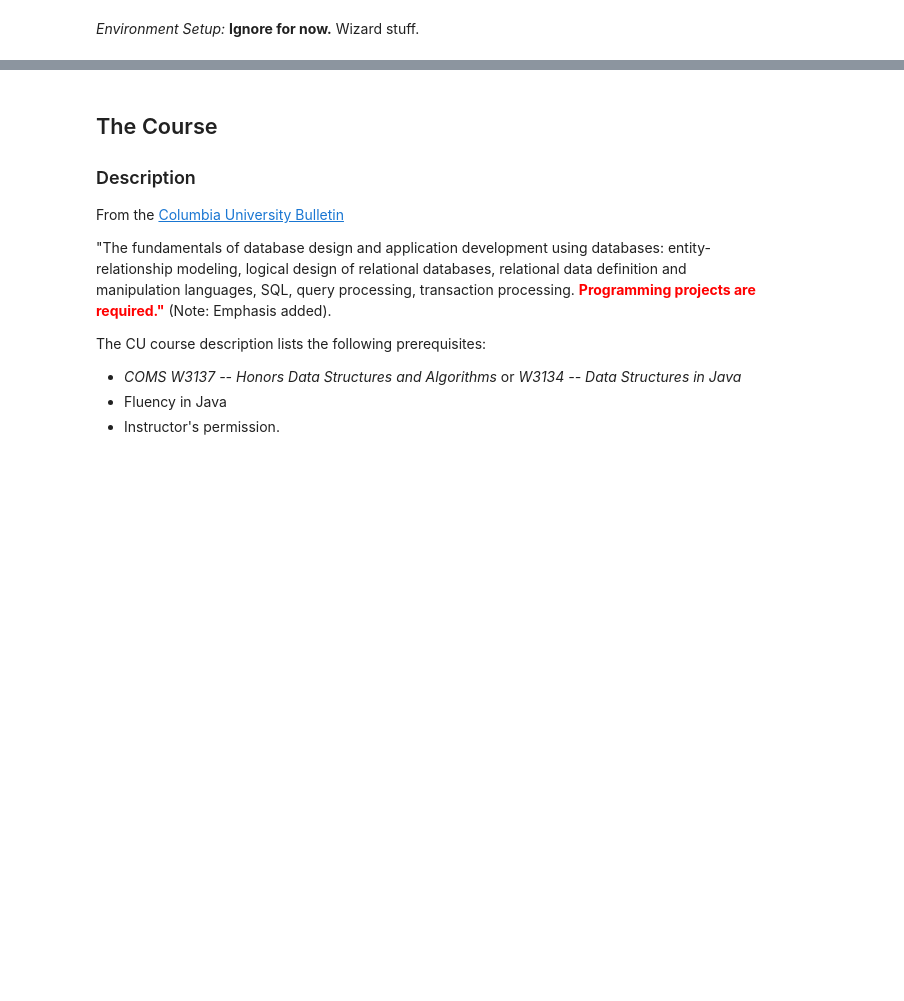
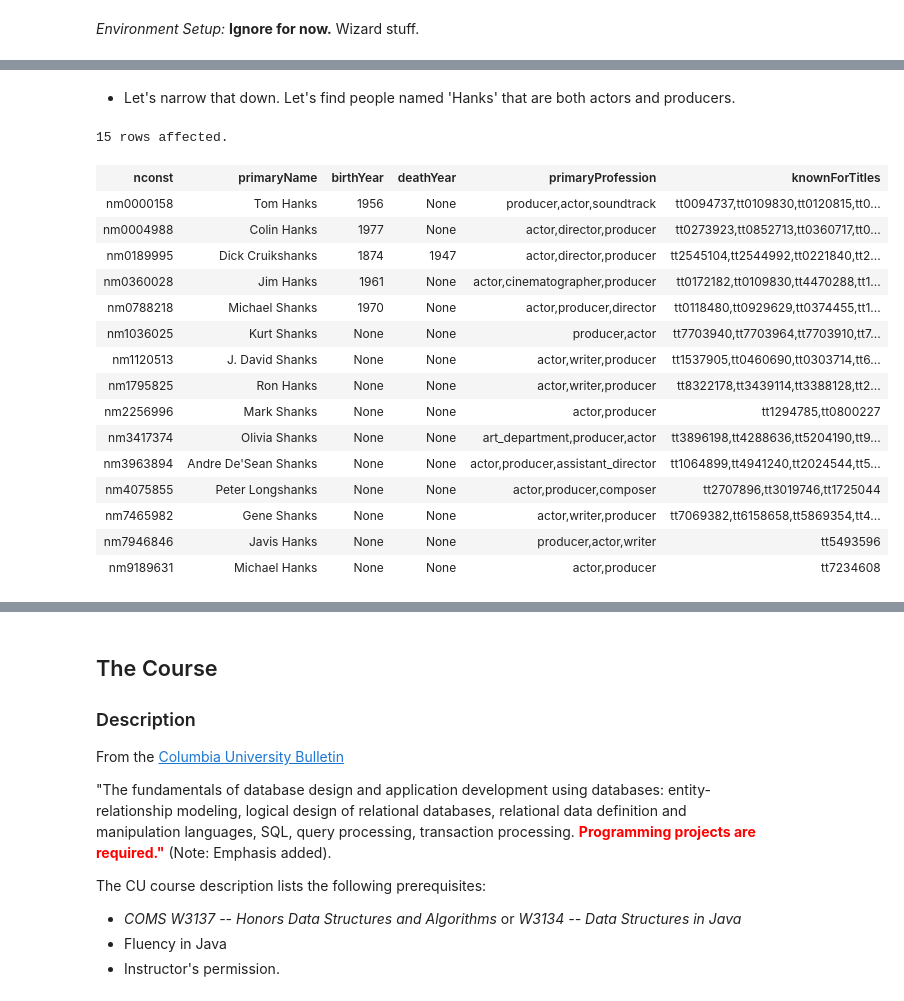
Before and after one commit to zyxdlsz/w4111-Databases, a Jupyter notebook: Lectures/Lecture_1/w4111-L1-f2019-Introduction.ipynb, the cells around one changed output, grey strips where cells are left out. Drawn from its saved outputs; the diff is of its cells as text; code cells hidden in the pictures; blank space fills up the shorter version.

```diff
--- a/Lectures/Lecture_1/w4111-L1-f2019-Introduction.ipynb
+++ b/Lectures/Lecture_1/w4111-L1-f2019-Introduction.ipynb
@@ -77,0 +185,23 @@ db_cnx = pymysql.connect(host='localhost',
+# %% [markdown]
+- Let's narrow that down. Let's find people named 'Hanks' that are both actors and producers.
+# %%
+%sql select * from name_basic where primaryName like '%Hanks%' \
+    and primaryProfession like '%actor%' and primaryProfession like '%producer%'
+# %% [output]
+15 rows affected.
+| nconst | primaryName | birthYear | deathYear | primaryProfession | knownForTitles |
+| nm0000158 | Tom Hanks | 1956 | None | producer,actor,soundtrack | tt0094737,tt0109830,tt0120815,tt0... |
+| nm0004988 | Colin Hanks | 1977 | None | actor,director,producer | tt0273923,tt0852713,tt0360717,tt0... |
+| nm0189995 | Dick Cruikshanks | 1874 | 1947 | actor,director,producer | tt2545104,tt2544992,tt0221840,tt2... |
+| nm0360028 | Jim Hanks | 1961 | None | actor,cinematographer,producer | tt0172182,tt0109830,tt4470288,tt1... |
+| nm0788218 | Michael Shanks | 1970 | None | actor,producer,director | tt0118480,tt0929629,tt0374455,tt1... |
+| nm1036025 | Kurt Shanks | None | None | producer,actor | tt7703940,tt7703964,tt7703910,tt7... |
+| nm1120513 | J. David Shanks | None | None | actor,writer,producer | tt1537905,tt0460690,tt0303714,tt6... |
+| nm1795825 | Ron Hanks | None | None | actor,writer,producer | tt8322178,tt3439114,tt3388128,tt2... |
+| nm2256996 | Mark Shanks | None | None | actor,producer | tt1294785,tt0800227 |
+| nm3417374 | Olivia Shanks | None | None | art_department,producer,actor | tt3896198,tt4288636,tt5204190,tt9... |
+| nm3963894 | Andre De'Sean Shanks | None | None | actor,producer,assistant_director | tt1064899,tt4941240,tt2024544,tt5... |
+| nm4075855 | Peter Longshanks | None | None | actor,producer,composer | tt2707896,tt3019746,tt1725044 |
+| nm7465982 | Gene Shanks | None | None | actor,writer,producer | tt7069382,tt6158658,tt5869354,tt4... |
+| nm7946846 | Javis Hanks | None | None | producer,actor,writer | tt5493596 |
+| nm9189631 | Michael Hanks | None | None | actor,producer | tt7234608 |
```
Also changed, not shown: parts of 30 cells of this notebook, 1 other file.
